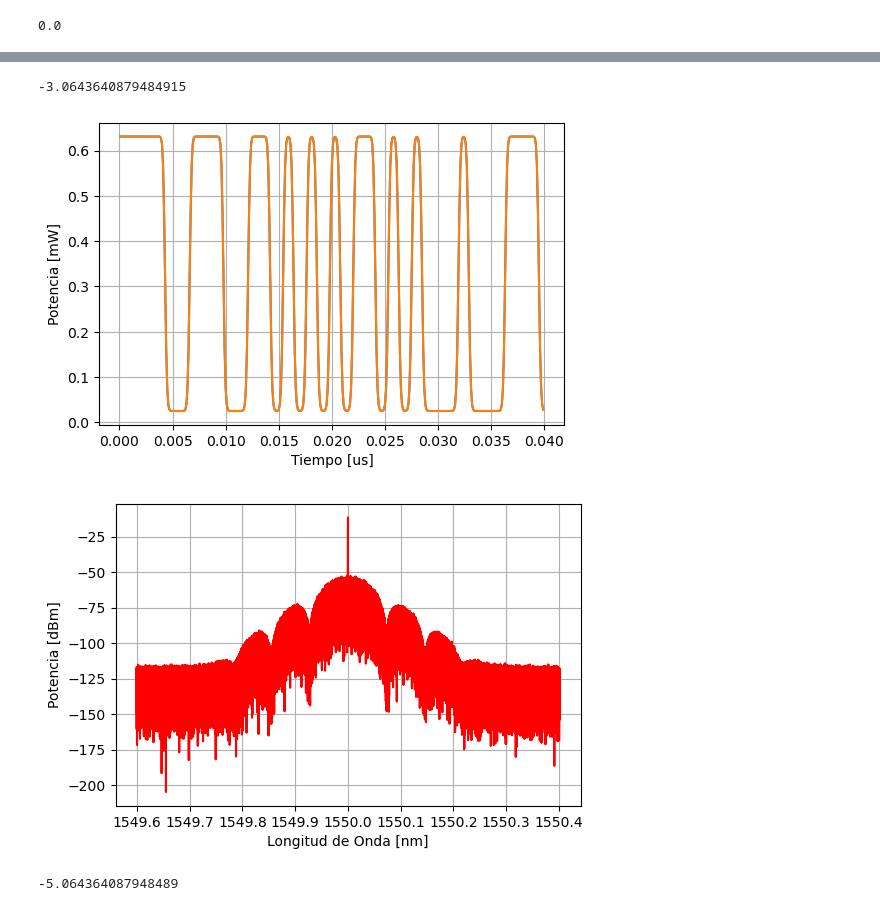
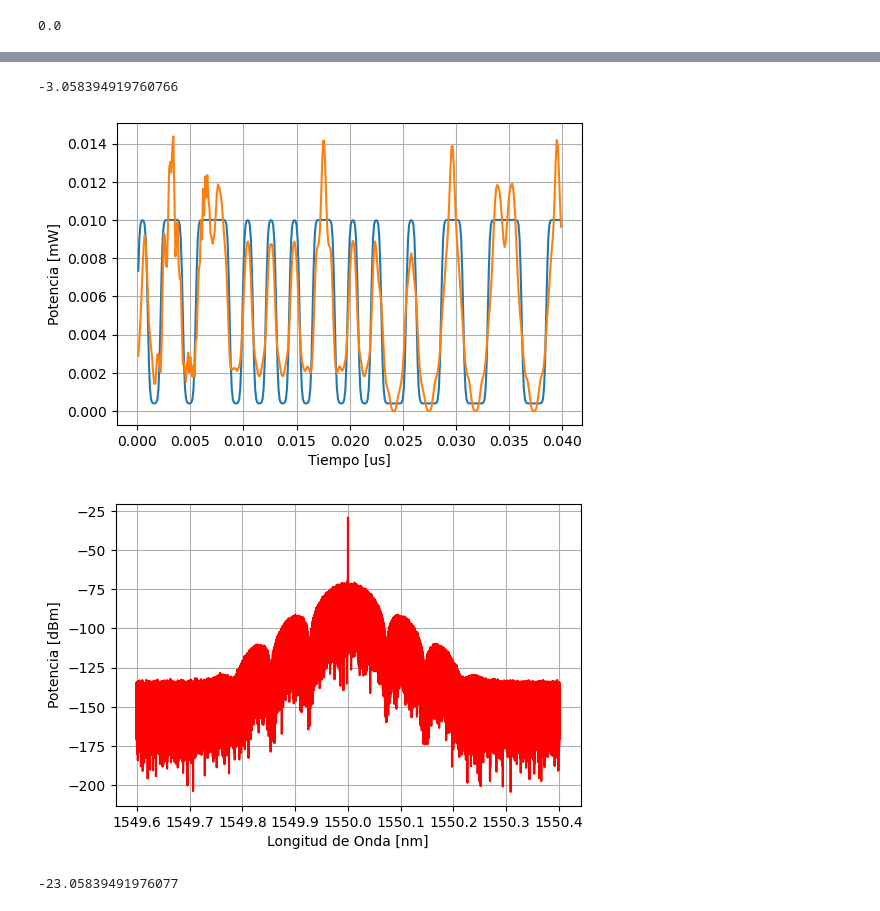
Before and after one commit to DiegoVillafani1/Red-de-transporte-de-fibra-optica-para-5G, a Jupyter notebook: 5G_clase_4.ipynb, the cells around one changed output, grey strips where cells are left out. Drawn from its saved outputs; the diff is of its cells as text; code cells hidden in the pictures.

```diff
--- a/5G_clase_4.ipynb
+++ b/5G_clase_4.ipynb
@@ -130,7 +130,7 @@ Vector_Señal=np.fft.ifft(np.fft.fft(Vector_Señal[0:len(Hf)])*Hf)
 
 
 #Agregamos ruido
-noise = np.random.normal(0, .0, Vector_Señal.shape)
+noise = np.random.normal(0, 0.0, Vector_Señal.shape)
 Vector_Señal = Vector_Señal + noise
 
 
@@ -167,17 +167,17 @@ bits =[1. 1. 1. ... 0. 0. 1.]
 P_mean = np.mean(np.abs(Laser_mod)**2)
 10*np.log10(P_mean)
 # %% [output]
--3.0643640879484915
+-3.058394919760766
 # %%
 #Parametros de la fibra óptica
 #
-L=10*1e3 #Distancia en metros [m]
+L=100*1e3 #Distancia en metros [m]
 
 att_db=0.2e-3 #Atenuacion en la fibra optica en [db/m]
 alpha=att_db*1e3*np.log(10)/10/1e3
 
 #Parametro de la fibra optica
-D=0#17e-6 #Parametro de dispersion chromatica [s/m^2]
+D=17e-6 #Parametro de dispersion chromatica [s/m^2]
 
 #Beta2
 beta2=D*(-Longitud_de_onda_del_laser_central**2)/2/np.pi/c #[s/m^2]
@@ -193,41 +193,41 @@ att_laser_mod=Laser_mod*np.exp(L*(-alpha/2))
 #Aplicando Dispersion
 att_dis_laser_mod = np.fft.ifft(np.fft.fft(att_laser_mod)*np.exp(-1j*1/2*beta2*L*omega**2-1j/6*beta3*L*omega**3))
 
 
 
 
 #Convirtiendo la señal del tiempo a frequencia con FFT
 
 Espectro=(np.abs(np.sqrt(dt_samp/numero_de_muestras)*np.fft.fft(att_dis_laser_mod))**2)*(1/Tiempo_total)
 Espectro_fft=np.append(Espectro[int(numero_de_muestras/2):numero_de_muestras],Espectro[0:int(numero_de_muestras/2)])
 
 
 #Graficando parte del laser modulado en el tiempo
 plt.rcParams['figure.dpi'] = 100 # 200 e.g. is really fine, but slower
 plt.grid(True)
 plt.plot(Vector_tiempo[1:int(Tasa_de_transmission/1e9*40)]*10e6,np.abs(att_laser_mod[1:int(Tasa_de_transmission/1e9*40)])**2,Vector_tiempo[1:int(Tasa_de_transmission/1e9*40)]*10e6,np.abs(att_dis_laser_mod[1:int(Tasa_de_transmission/1e9*40)])**2)
 plt.ylabel('Potencia [mW]')
 plt.xlabel('Tiempo [us]')
 plt.show()
 
 #Graficando el espectro
 plt.rcParams['figure.dpi'] = 100 # 200 e.g. is really fine, but slower
 plt.grid(True)
 #plt.plot(Vector_frequencia/1e12,10*np.log10(Espectro_fft))
 plt.plot(Vector_Longitud_de_onda*1e9,10*np.log10(Espectro_fft), color='red')
 plt.ticklabel_format(useOffset=False)
 plt.ylabel('Potencia [dBm]')
 plt.xlabel('Longitud de Onda [nm]')
 plt.show()
 # %% [output]
-[figure, old version]
+[figure, new version]
-[figure, old version]
+[figure, new version]
 # %%
 #Potencia total:
 P_mean = np.mean(np.abs(att_dis_laser_mod)**2)
 10*np.log10(P_mean)
 # %% [output]
--5.064364087948489
+-23.05839491976077
 # %%
 #Simulacion del Receptor
 
```
Also changed, not shown: parts of 9 cells of this notebook.
